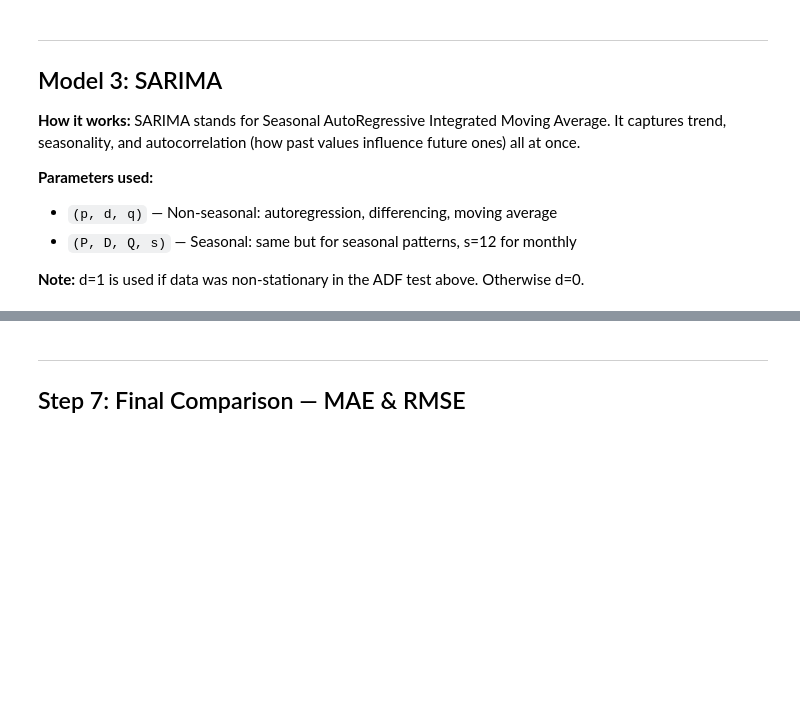
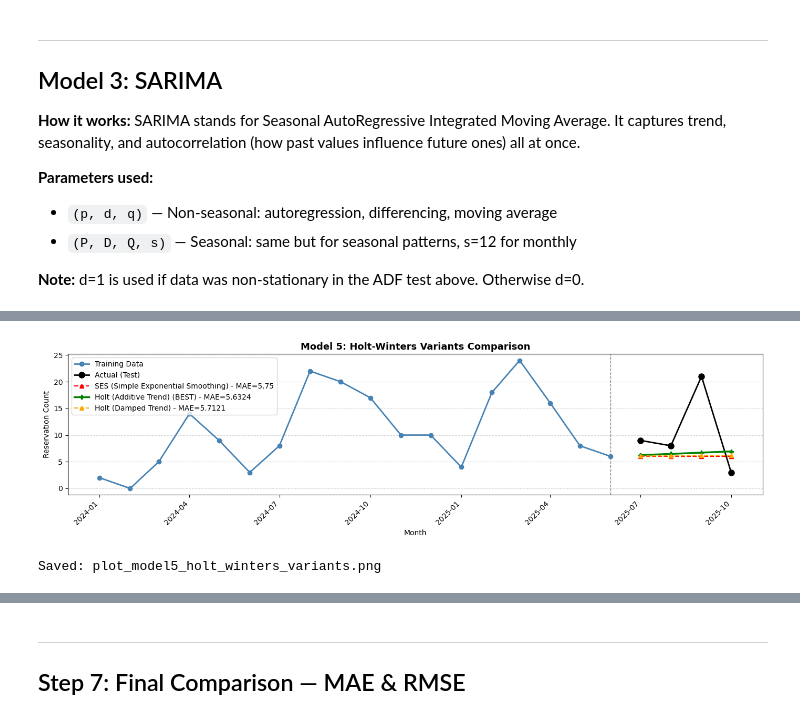
Before and after one commit to KelvinAdamAninang/Thesis-Reservation, a Jupyter notebook: python-scheduler-api/data_mining/emc_forecasting_models.ipynb, the cells around one changed output, grey strips where cells are left out. Saved outputs shown, nothing was run; the diff lists cells and outputs as text; code cells hidden in the pictures; blank space fills up the shorter version.

```diff
--- a/python-scheduler-api/data_mining/emc_forecasting_models.ipynb
+++ b/python-scheduler-api/data_mining/emc_forecasting_models.ipynb
@@ -351,0 +604,46 @@ plt.show()
+# %%
+# Plot all three Holt-Winters variants + actual for comparison
+fig, ax = plt.subplots(figsize=(14, 4))
+
+ax.plot(train.index, train['reservation_count'], marker='o', color='steelblue',
+        label='Training Data', linewidth=2)
+ax.plot(test.index, test['reservation_count'], marker='o', color='black',
+        label='Actual (Test)', linewidth=2, markersize=8)
+
+# Plot all three variants
+colors = ['red', 'green', 'orange']
+for i, row in hw_comparison_df.iterrows():
+    variant_name = row['Variant']
+    forecast_vals = row['Forecast'].values
+    mae_val = row['MAE']
+
+    # Highlight the best one
+    if row['Variant'] == best_variant['Variant']:
+        marker = 'P'
+        line_style = '-'
+        line_width = 2.5
+        label = f"{variant_name} (BEST) - MAE={mae_val}"
+    else:
+        marker = 's' if i == 1 else '^'
+        line_style = '--'
+        line_width = 1.5
+        label = f"{variant_name} - MAE={mae_val}"
+
+    ax.plot(test.index, forecast_vals, marker=marker, linestyle=line_style,
+            color=colors[i], linewidth=line_width, label=label, markersize=6)
+
+ax.axvline(x=train.index[-1], color='gray', linestyle='--', linewidth=1)
+ax.set_title('Model 5: Holt-Winters Variants Comparison', fontsize=13, fontweight='bold')
+ax.set_xlabel('Month')
+ax.set_ylabel('Reservation Count')
+ax.legend(loc='upper left')
+ax.grid(axis='y', linestyle='--', alpha=0.5)
+plt.xticks(rotation=45, ha='right')
+plt.tight_layout()
+plt.savefig('plot_model5_holt_winters_variants.png', dpi=150)
+plt.show()
+
+print("Saved: plot_model5_holt_winters_variants.png")
+# %% [output]
+[figure, added]
+Saved: plot_model5_holt_winters_variants.png
```
Also changed, not shown: parts of 25 cells of this notebook.
